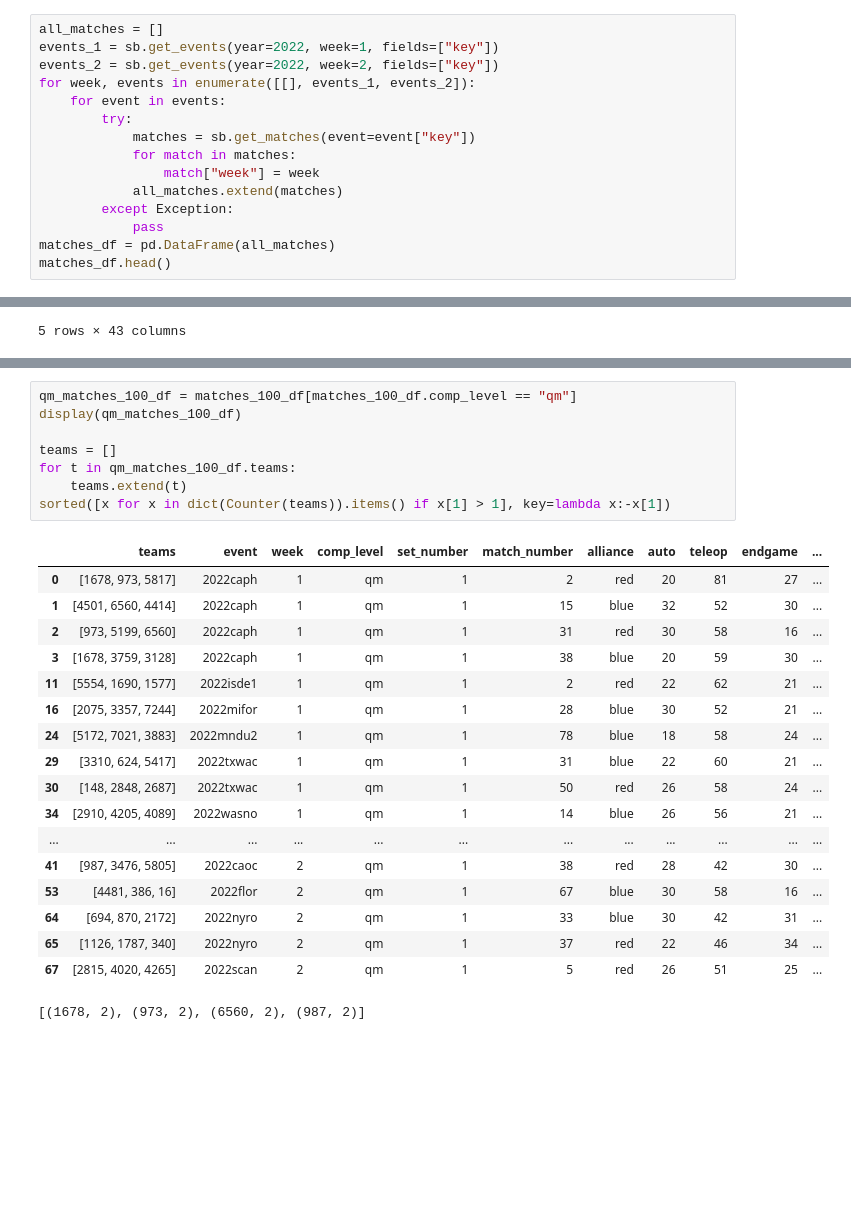
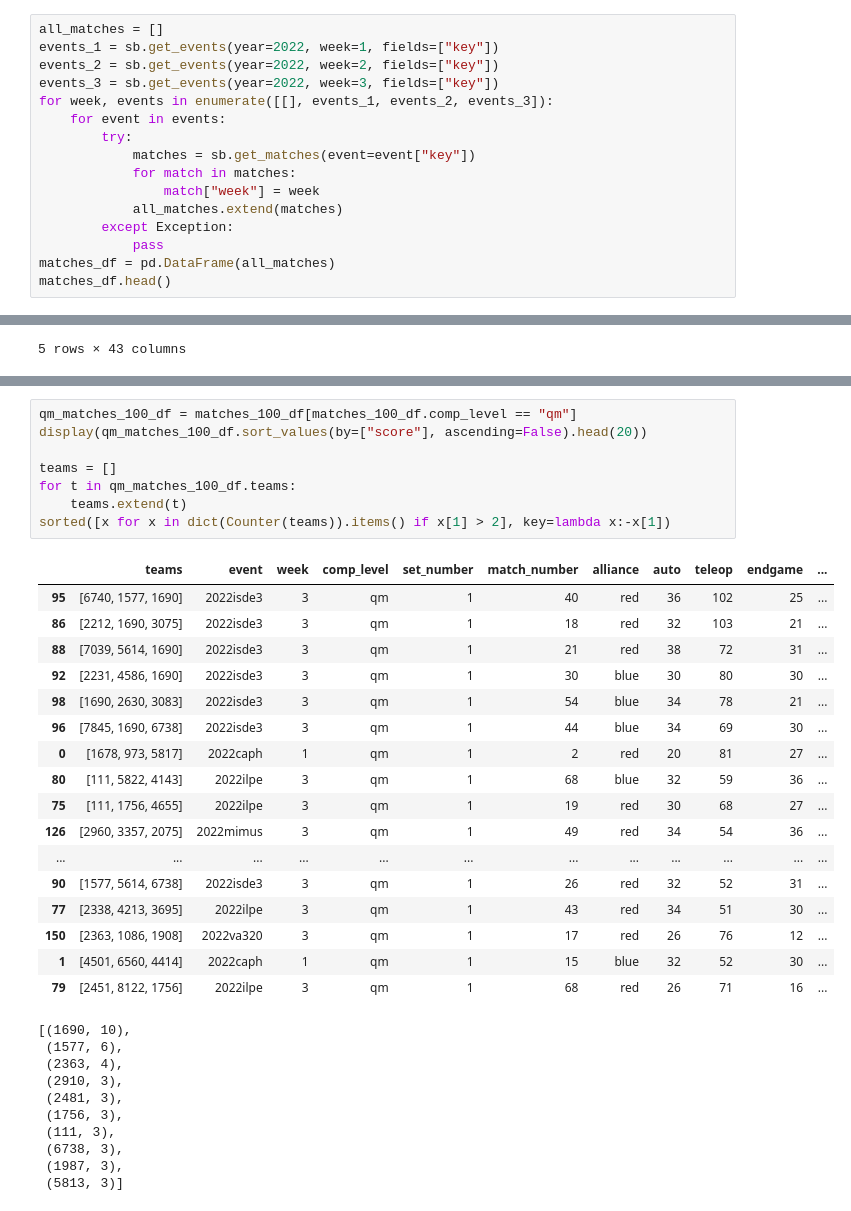
Before and after one commit to avgupta456/statbotics-scripts, a Jupyter notebook: 2022/100 Point Matches.ipynb, the cells around one changed output, grey strips where cells are left out. Cells and saved outputs as stored; diff of their text form; blank space fills up the shorter version.

Commit message:
Week 3 Updates

```diff
--- a/2022/100 Point Matches.ipynb
+++ b/2022/100 Point Matches.ipynb
@@ -9,7 +9,8 @@ sb = statbotics.Statbotics()
 all_matches = []
 events_1 = sb.get_events(year=2022, week=1, fields=["key"])
 events_2 = sb.get_events(year=2022, week=2, fields=["key"])
-for week, events in enumerate([[], events_1, events_2]):
+events_3 = sb.get_events(year=2022, week=3, fields=["key"])
+for week, events in enumerate([[], events_1, events_2, events_3]):
     for event in events:
         try:
             matches = sb.get_matches(event=event["key"])
@@ -76,29 +89,38 @@ sorted([x for x in dict(Counter(teams)).items() if x[1] > 4], key=lambda x:-x[1]
 # %%
 qm_matches_100_df = matches_100_df[matches_100_df.comp_level == "qm"]
-display(qm_matches_100_df)
+display(qm_matches_100_df.sort_values(by=["score"], ascending=False).head(20))
 
 teams = []
 for t in qm_matches_100_df.teams:
     teams.extend(t)
-sorted([x for x in dict(Counter(teams)).items() if x[1] > 1], key=lambda x:-x[1])
+sorted([x for x in dict(Counter(teams)).items() if x[1] > 2], key=lambda x:-x[1])
 # %% [output]
 |  | teams | event | week | comp_level | set_number | match_number | alliance | auto | teleop | endgame | ... |
+| 95 | [6740, 1577, 1690] | 2022isde3 | 3 | qm | 1 | 40 | red | 36 | 102 | 25 | ... |
+| 86 | [2212, 1690, 3075] | 2022isde3 | 3 | qm | 1 | 18 | red | 32 | 103 | 21 | ... |
+| 88 | [7039, 5614, 1690] | 2022isde3 | 3 | qm | 1 | 21 | red | 38 | 72 | 31 | ... |
+| 92 | [2231, 4586, 1690] | 2022isde3 | 3 | qm | 1 | 30 | blue | 30 | 80 | 30 | ... |
+| 98 | [1690, 2630, 3083] | 2022isde3 | 3 | qm | 1 | 54 | blue | 34 | 78 | 21 | ... |
+| 96 | [7845, 1690, 6738] | 2022isde3 | 3 | qm | 1 | 44 | blue | 34 | 69 | 30 | ... |
 | 0 | [1678, 973, 5817] | 2022caph | 1 | qm | 1 | 2 | red | 20 | 81 | 27 | ... |
+| 80 | [111, 5822, 4143] | 2022ilpe | 3 | qm | 1 | 68 | blue | 32 | 59 | 36 | ... |
+| 75 | [111, 1756, 4655] | 2022ilpe | 3 | qm | 1 | 19 | red | 30 | 68 | 27 | ... |
+| 126 | [2960, 3357, 2075] | 2022mimus | 3 | qm | 1 | 49 | red | 34 | 54 | 36 | ... |
+| ... | ... | ... | ... | ... | ... | ... | ... | ... | ... | ... | ... |
+| 90 | [1577, 5614, 6738] | 2022isde3 | 3 | qm | 1 | 26 | red | 32 | 52 | 31 | ... |
+| 77 | [2338, 4213, 3695] | 2022ilpe | 3 | qm | 1 | 43 | red | 34 | 51 | 30 | ... |
+| 150 | [2363, 1086, 1908] | 2022va320 | 3 | qm | 1 | 17 | red | 26 | 76 | 12 | ... |
 | 1 | [4501, 6560, 4414] | 2022caph | 1 | qm | 1 | 15 | blue | 32 | 52 | 30 | ... |
-| 2 | [973, 5199, 6560] | 2022caph | 1 | qm | 1 | 31 | red | 30 | 58 | 16 | ... |
-| 3 | [1678, 3759, 3128] | 2022caph | 1 | qm | 1 | 38 | blue | 20 | 59 | 30 | ... |
-| 11 | [5554, 1690, 1577] | 2022isde1 | 1 | qm | 1 | 2 | red | 22 | 62 | 21 | ... |
-| 16 | [2075, 3357, 7244] | 2022mifor | 1 | qm | 1 | 28 | blue | 30 | 52 | 21 | ... |
-| 24 | [5172, 7021, 3883] | 2022mndu2 | 1 | qm | 1 | 78 | blue | 18 | 58 | 24 | ... |
-| 29 | [3310, 624, 5417] | 2022txwac | 1 | qm | 1 | 31 | blue | 22 | 60 | 21 | ... |
-| 30 | [148, 2848, 2687] | 2022txwac | 1 | qm | 1 | 50 | red | 26 | 58 | 24 | ... |
-| 34 | [2910, 4205, 4089] | 2022wasno | 1 | qm | 1 | 14 | blue | 26 | 56 | 21 | ... |
-| ... | ... | ... | ... | ... | ... | ... | ... | ... | ... | ... | ... |
-| 41 | [987, 3476, 5805] | 2022caoc | 2 | qm | 1 | 38 | red | 28 | 42 | 30 | ... |
-| 53 | [4481, 386, 16] | 2022flor | 2 | qm | 1 | 67 | blue | 30 | 58 | 16 | ... |
-| 64 | [694, 870, 2172] | 2022nyro | 2 | qm | 1 | 33 | blue | 30 | 42 | 31 | ... |
-| 65 | [1126, 1787, 340] | 2022nyro | 2 | qm | 1 | 37 | red | 22 | 46 | 34 | ... |
-| 67 | [2815, 4020, 4265] | 2022scan | 2 | qm | 1 | 5 | red | 26 | 51 | 25 | ... |
+| 79 | [2451, 8122, 1756] | 2022ilpe | 3 | qm | 1 | 68 | red | 26 | 71 | 16 | ... |
-[(1678, 2), (973, 2), (6560, 2), (987, 2)]
+[(1690, 10),
+ (1577, 6),
+ (2363, 4),
+ (2910, 3),
+ (2481, 3),
+ (1756, 3),
+ (111, 3),
+ (6738, 3),
+ (1987, 3),
+ (5813, 3)]
 # %%
 elim_matches_100_df = matches_100_df[matches_100_df.comp_level != "qm"]
```
Also changed, not shown: parts of 2 cells of this notebook, 2 other files.
